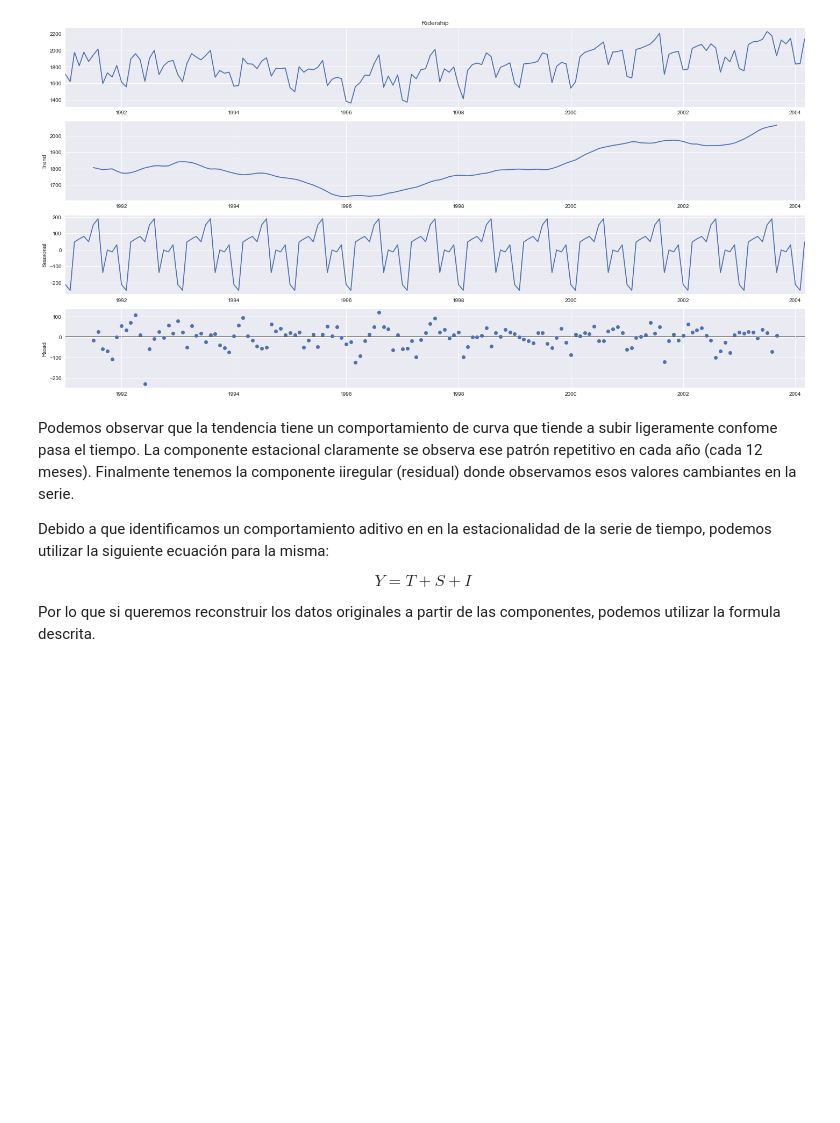
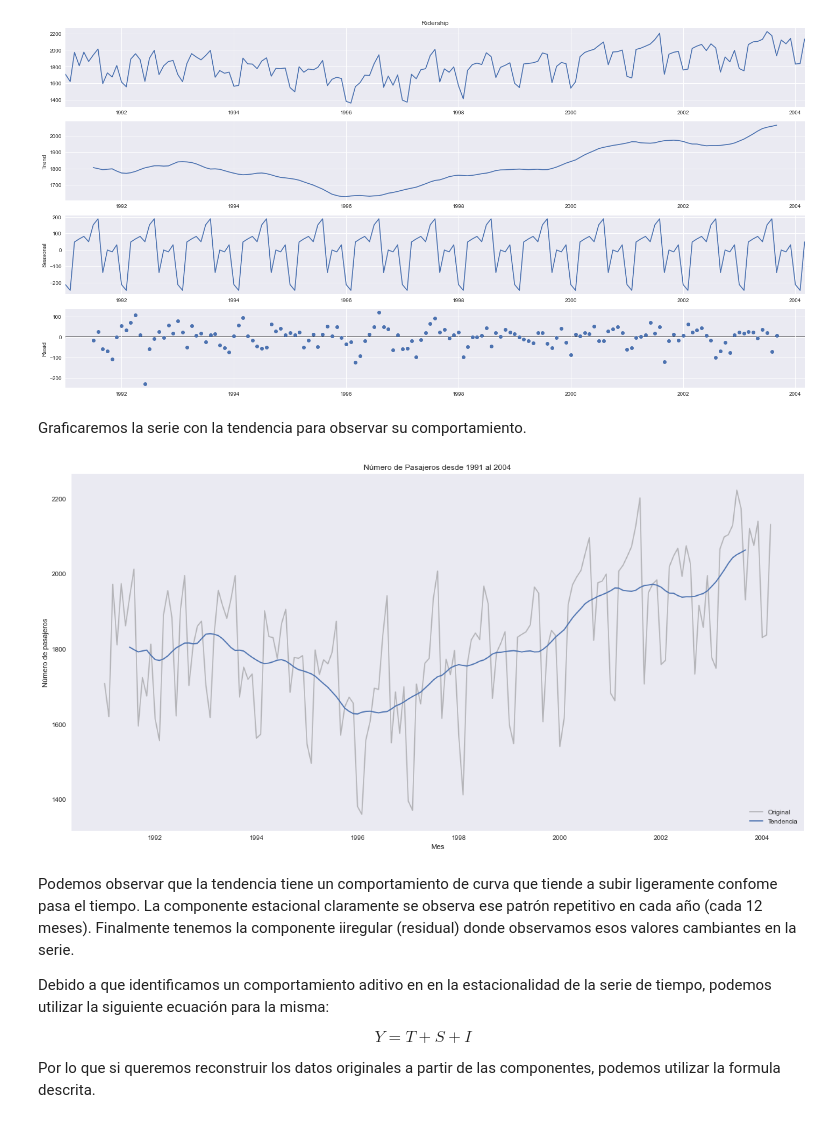
Before and after one commit to luisjba/time-series, a Jupyter notebook: ts_decomposition.ipynb, the cells around one changed output. Saved outputs shown, nothing was run; the diff lists cells and outputs as text; code cells hidden in the pictures; blank space fills up the shorter version.

Commit message:
Added trend plot

```diff
--- a/ts_decomposition.ipynb
+++ b/ts_decomposition.ipynb
@@ -87,6 +96,20 @@ Utilizando la función de plot, podemos visuzalizar todas las componentes en una
 ax = ds_components.plot()
 # %% [output]
 [figure]
+# %% [markdown]
+Graficaremos la serie con la tendencia para observar su comportamiento.
+# %%
+fig, ax = plt.subplots()
+ax.set_title("Número de Pasajeros desde 1991 al 2004")
+ax.plot(amtrak_ds.Ridership, label="Original", color='.5', alpha=.5)
+ax.set_ylabel("Número de pasajeros")
+ax.set_xlabel("Mes")
+# agregamos la tendencia
+ax.plot(ds_components.trend, label="Tendencia")
+ax.legend(loc="lower right")
+ax.grid()
+# %% [output]
+[figure, added]
 # %% [markdown]
 Podemos observar que la tendencia tiene un comportamiento de curva que tiende a subir ligeramente confome pasa el tiempo. La componente estacional claramente se observa ese patrón repetitivo en cada año (cada 12 meses). Finalmente tenemos la componente iiregular (residual) donde observamos esos valores cambiantes en la serie.
 
```
Also changed, not shown: parts of 5 cells of this notebook.
